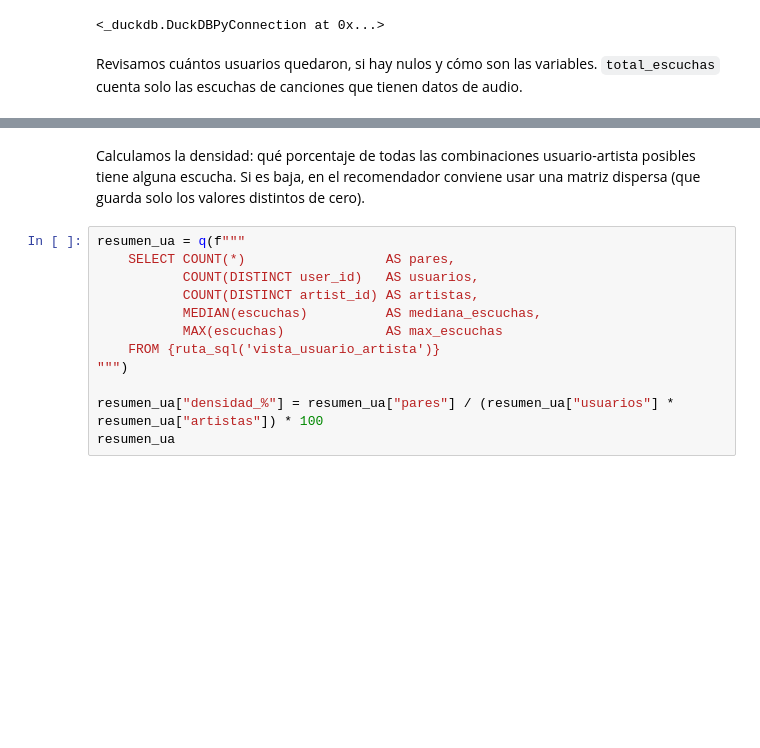
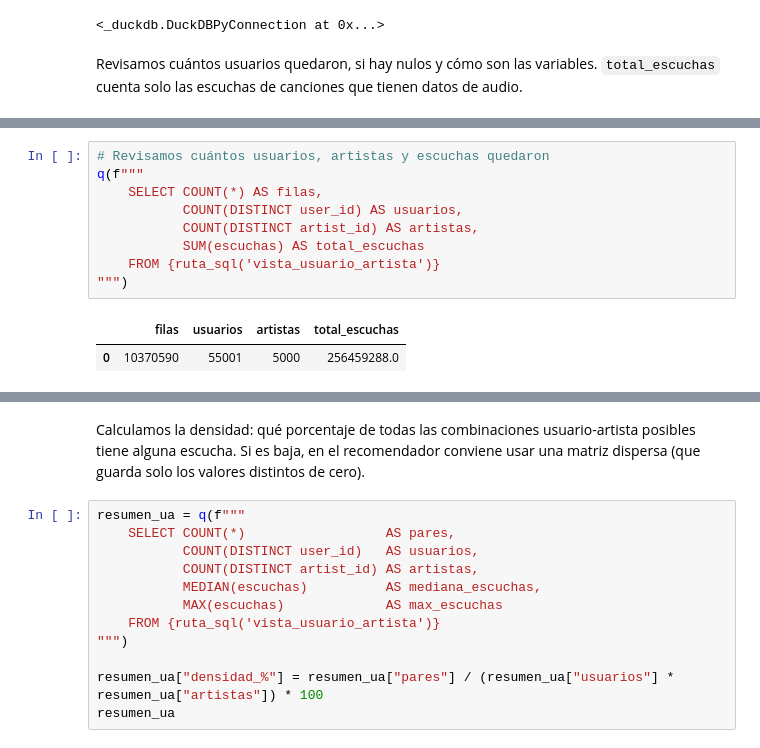
Before and after one commit to marianagrau99/musica-por-pais, a Jupyter notebook: mineria/03_vistas_minables_ml.ipynb, the cells around one changed output, grey strips where cells are left out. Cells and saved outputs as stored; diff of their text form; blank space fills up the shorter version.

```diff
--- a/mineria/03_vistas_minables_ml.ipynb
+++ b/mineria/03_vistas_minables_ml.ipynb
@@ -235,2 +368,14 @@ con.execute(f"COPY ({consulta_ua}) TO {ruta_sql('vista_usuario_artista')} (FORMA
 # %% [output]
 <_duckdb.DuckDBPyConnection at 0x...>
+# %%
+# Revisamos cuántos usuarios, artistas y escuchas quedaron
+q(f"""
+    SELECT COUNT(*) AS filas,
+           COUNT(DISTINCT user_id) AS usuarios,
+           COUNT(DISTINCT artist_id) AS artistas,
+           SUM(escuchas) AS total_escuchas
+    FROM {ruta_sql('vista_usuario_artista')}
+""")
+# %% [output]
+|  | filas | usuarios | artistas | total_escuchas |
+| 0 | 10370590 | 55001 | 5000 | 256459288.0 |
```
Also changed, not shown: parts of 21 cells of this notebook, 1 other file.
